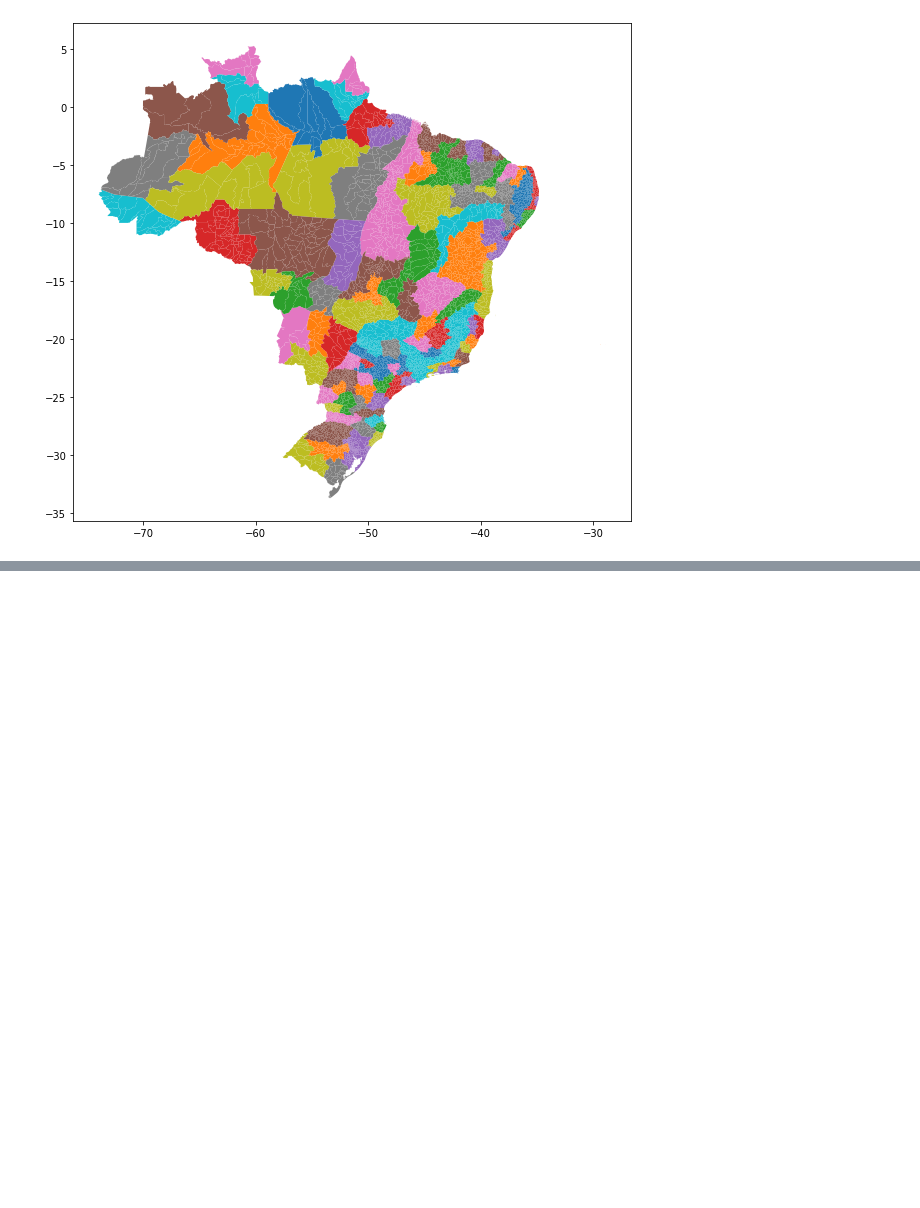
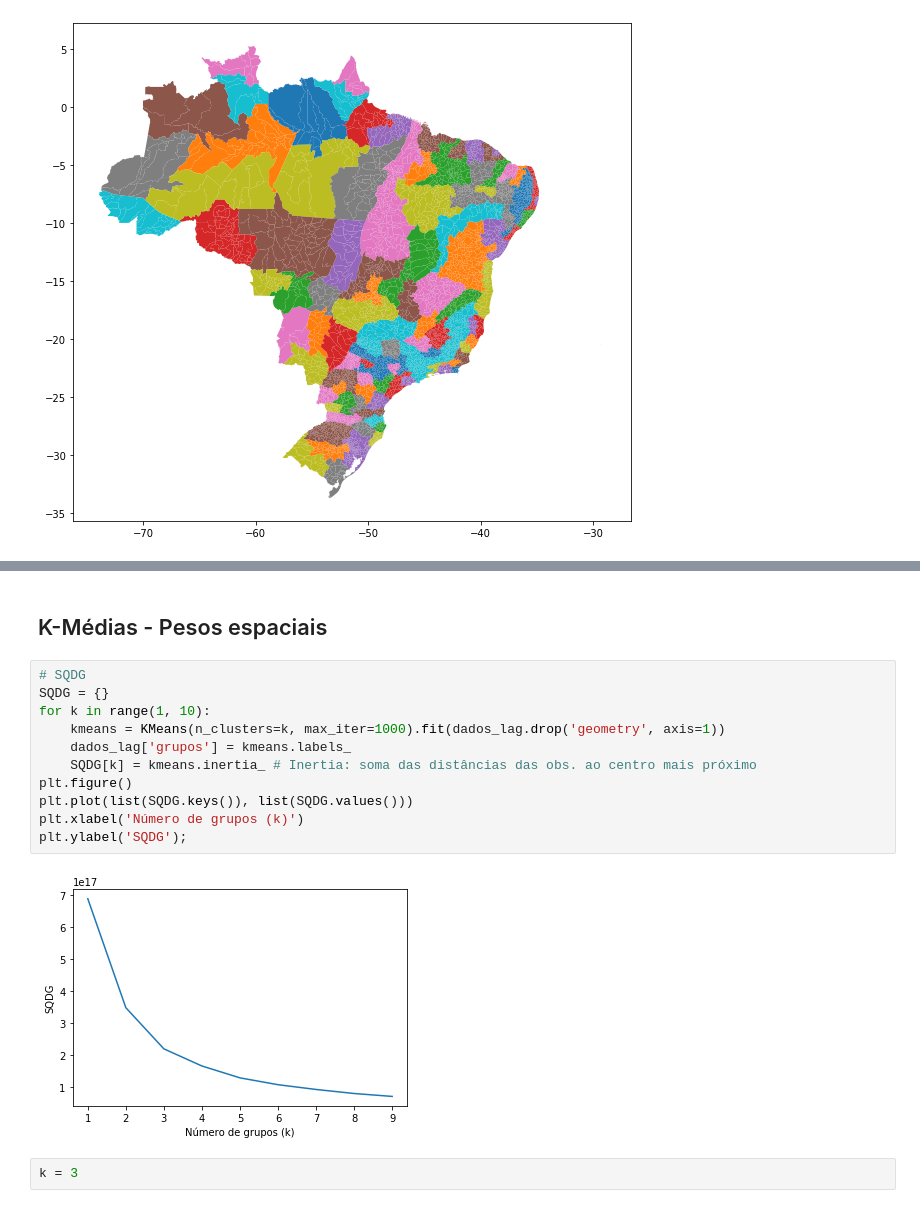
Before and after one commit to walefmachado/spatial-cluster, a Jupyter notebook: scripts/brasil/pesos_espaciais_brasil.ipynb, the cells around one changed output, grey strips where cells are left out. Drawn from its saved outputs; the diff is of its cells as text; blank space fills up the shorter version.

```diff
--- a/scripts/brasil/pesos_espaciais_brasil.ipynb
+++ b/scripts/brasil/pesos_espaciais_brasil.ipynb
@@ -163,0 +318,17 @@ dados_br.plot(column='nome_meso', figsize=(10, 10), k=4); # , cmap='OrRd',  cmap
+# %% [markdown]
+## K-Médias - Pesos espaciais
+# %%
+# SQDG
+SQDG = {}
+for k in range(1, 10):
+    kmeans = KMeans(n_clusters=k, max_iter=1000).fit(dados_lag.drop('geometry', axis=1))
+    dados_lag['grupos'] = kmeans.labels_
+    SQDG[k] = kmeans.inertia_ # Inertia: soma das distâncias das obs. ao centro mais próximo
+plt.figure()
+plt.plot(list(SQDG.keys()), list(SQDG.values()))
+plt.xlabel('Número de grupos (k)')
+plt.ylabel('SQDG');
+# %% [output]
+[figure, added]
+# %%
+k = 3
```
Also changed, not shown: parts of 50 cells of this notebook, 5 other files.
